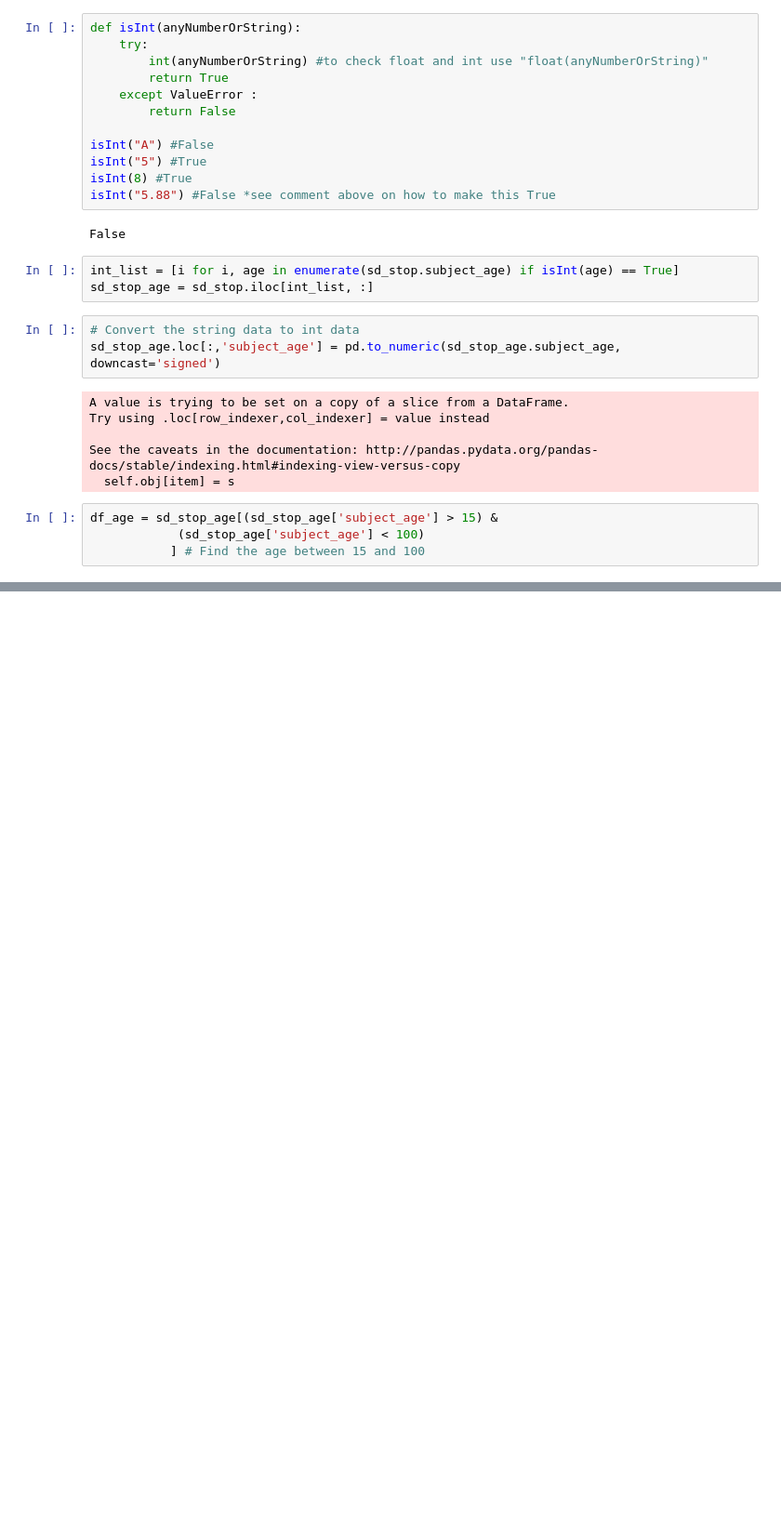
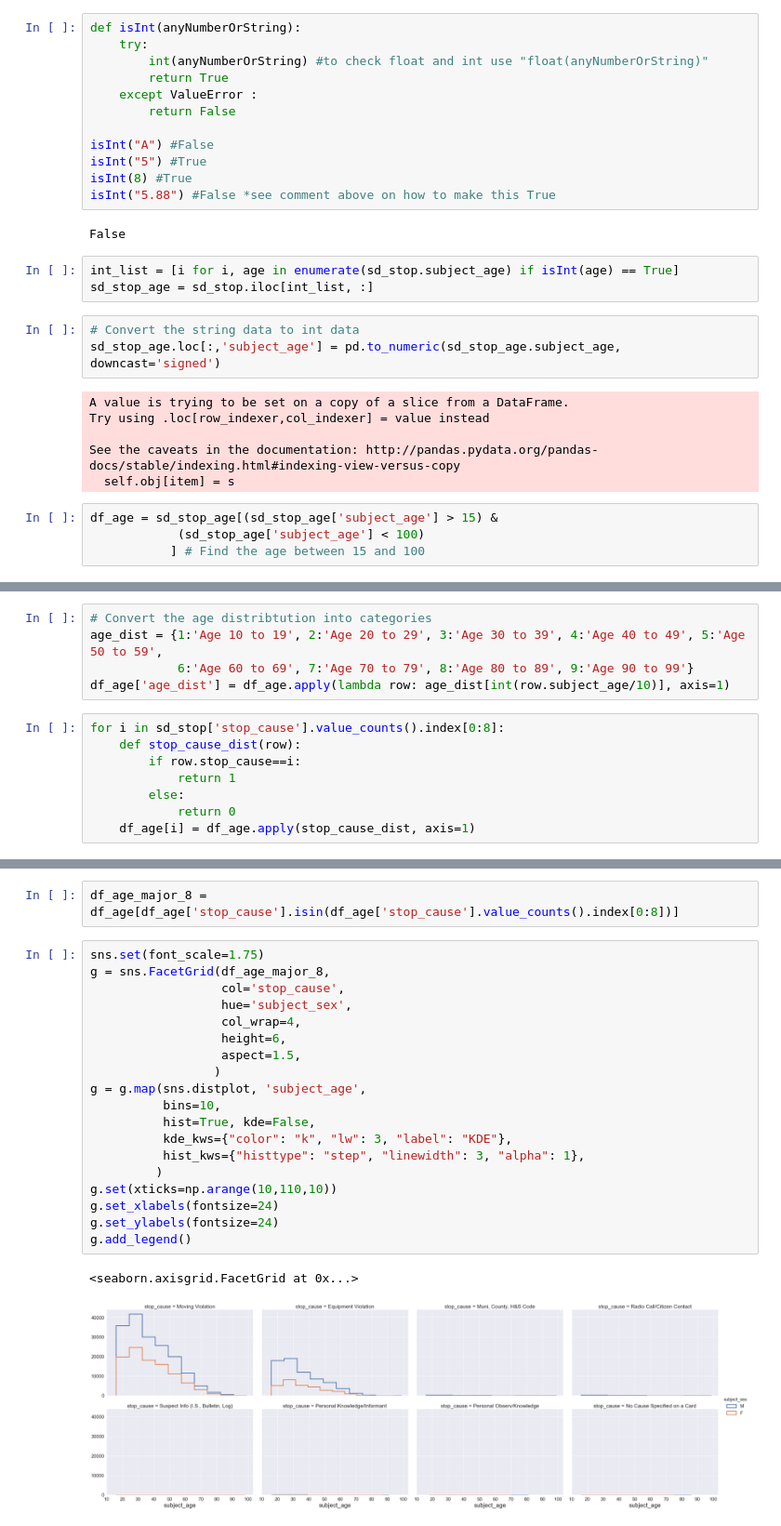
Before and after one commit to MacYeh/Doing-Social-Good-Help-San-Diego-Community, a Jupyter notebook: police_pull_over/SD_Police_Vehicle_Stop_Investigation.ipynb, the cells around one changed output, grey strips where cells are left out. Shown at 93% size. Drawn from its saved outputs; the diff is of its cells as text; blank space fills up the shorter version.

```diff
--- a/police_pull_over/SD_Police_Vehicle_Stop_Investigation.ipynb
+++ b/police_pull_over/SD_Police_Vehicle_Stop_Investigation.ipynb
@@ -223,0 +223,13 @@ df_age = sd_stop_age[(sd_stop_age['subject_age'] > 15) &
+# %%
+# Convert the age distribtution into categories
+age_dist = {1:'Age 10 to 19', 2:'Age 20 to 29', 3:'Age 30 to 39', 4:'Age 40 to 49', 5:'Age 50 to 59',
+            6:'Age 60 to 69', 7:'Age 70 to 79', 8:'Age 80 to 89', 9:'Age 90 to 99'}
+df_age['age_dist'] = df_age.apply(lambda row: age_dist[int(row.subject_age/10)], axis=1)
+# %%
+for i in sd_stop['stop_cause'].value_counts().index[0:8]:
+    def stop_cause_dist(row):
+        if row.stop_cause==i:
+            return 1
+        else:
+            return 0
+    df_age[i] = df_age.apply(stop_cause_dist, axis=1)
@@ -223,0 +246,24 @@ df_age = sd_stop_age[(sd_stop_age['subject_age'] > 15) &
+# %%
+df_age_major_8 = df_age[df_age['stop_cause'].isin(df_age['stop_cause'].value_counts().index[0:8])]
+# %%
+sns.set(font_scale=1.75)
+g = sns.FacetGrid(df_age_major_8,
+                  col='stop_cause',
+                  hue='subject_sex',
+                  col_wrap=4,
+                  height=6,
+                  aspect=1.5,
+                 )
+g = g.map(sns.distplot, 'subject_age',
+          bins=10,
+          hist=True, kde=False,
+          kde_kws={"color": "k", "lw": 3, "label": "KDE"},
+          hist_kws={"histtype": "step", "linewidth": 3, "alpha": 1},
+         )
+g.set(xticks=np.arange(10,110,10))
+g.set_xlabels(fontsize=24)
+g.set_ylabels(fontsize=24)
+g.add_legend()
+# %% [output]
+<seaborn.axisgrid.FacetGrid at 0x...>
+[figure, added]
```
Also changed, not shown: parts of 24 cells of this notebook.
